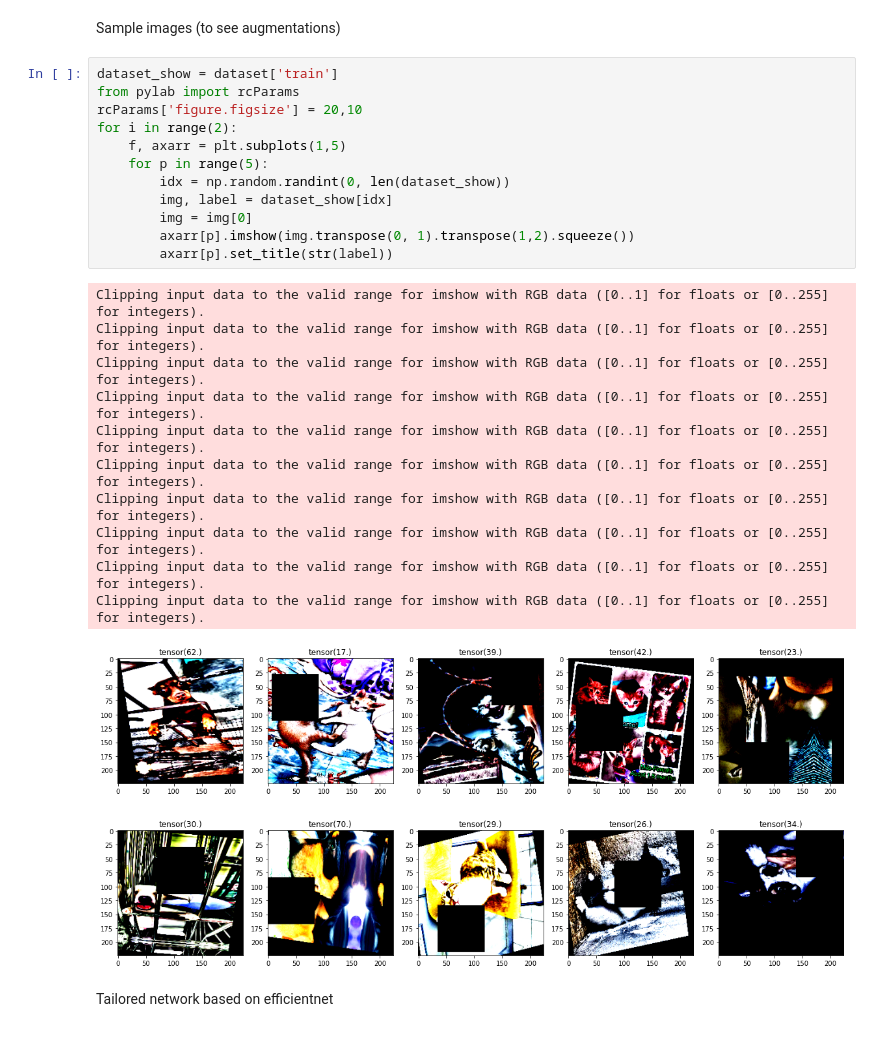
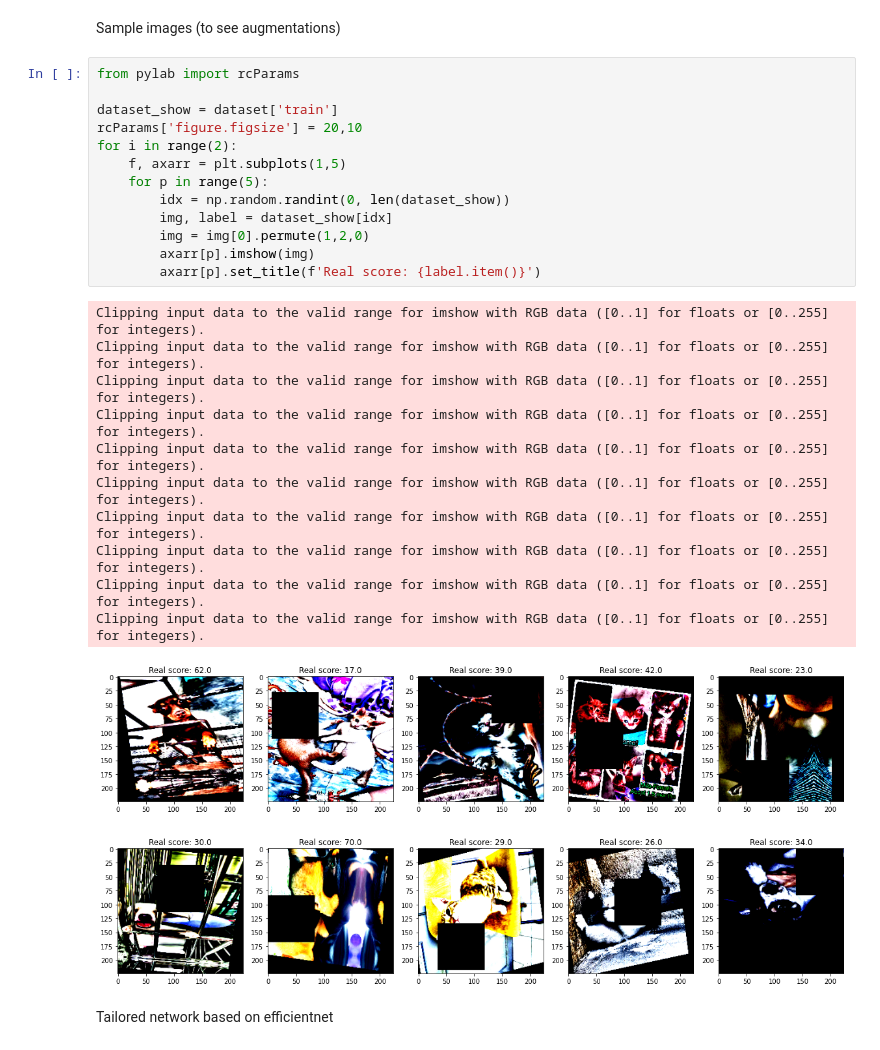
Before and after one commit to denis-mart/computer-vision, a Jupyter notebook: kaggle petfinder/src/8_cnn_metadata_backbones_model.ipynb, the cells around one changed output. Saved outputs shown, nothing was run; the diff lists cells and outputs as text.

```diff
--- a/kaggle petfinder/src/8_cnn_metadata_backbones_model.ipynb
+++ b/kaggle petfinder/src/8_cnn_metadata_backbones_model.ipynb
@@ -182,30 +182,31 @@ dataloader = {
 # %% [markdown]
 Sample images (to see augmentations)
 # %%
+from pylab import rcParams
+
 dataset_show = dataset['train']
-from pylab import rcParams
 rcParams['figure.figsize'] = 20,10
 for i in range(2):
     f, axarr = plt.subplots(1,5)
     for p in range(5):
         idx = np.random.randint(0, len(dataset_show))
         img, label = dataset_show[idx]
-        img = img[0]
-        axarr[p].imshow(img.transpose(0, 1).transpose(1,2).squeeze())
-        axarr[p].set_title(str(label))
+        img = img[0].permute(1,2,0)
+        axarr[p].imshow(img)
+        axarr[p].set_title(f'Real score: {label.item()}')
 # %% [output]
 Clipping input data to the valid range for imshow with RGB data ([0..1] for floats or [0..255] for integers).
 Clipping input data to the valid range for imshow with RGB data ([0..1] for floats or [0..255] for integers).
 Clipping input data to the valid range for imshow with RGB data ([0..1] for floats or [0..255] for integers).
 Clipping input data to the valid range for imshow with RGB data ([0..1] for floats or [0..255] for integers).
 Clipping input data to the valid range for imshow with RGB data ([0..1] for floats or [0..255] for integers).
 Clipping input data to the valid range for imshow with RGB data ([0..1] for floats or [0..255] for integers).
 Clipping input data to the valid range for imshow with RGB data ([0..1] for floats or [0..255] for integers).
 Clipping input data to the valid range for imshow with RGB data ([0..1] for floats or [0..255] for integers).
 Clipping input data to the valid range for imshow with RGB data ([0..1] for floats or [0..255] for integers).
 Clipping input data to the valid range for imshow with RGB data ([0..1] for floats or [0..255] for integers).
-[figure, old version]
+[figure, new version]
-[figure, old version]
+[figure, new version]
 # %% [markdown]
 Tailored network based on efficientnet
 # %%
```
Also changed, not shown: parts of 8 cells of this notebook, 2 other files.
